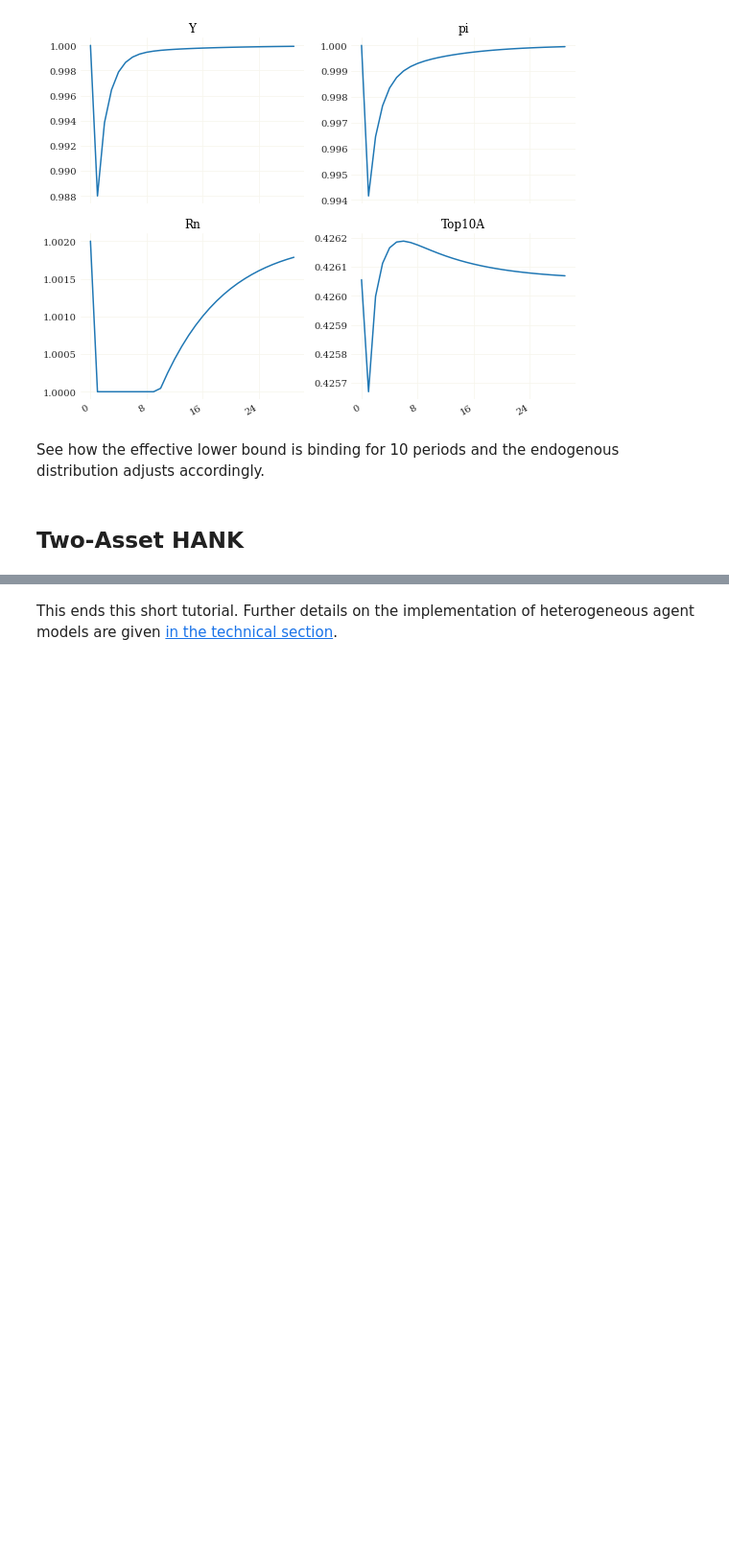
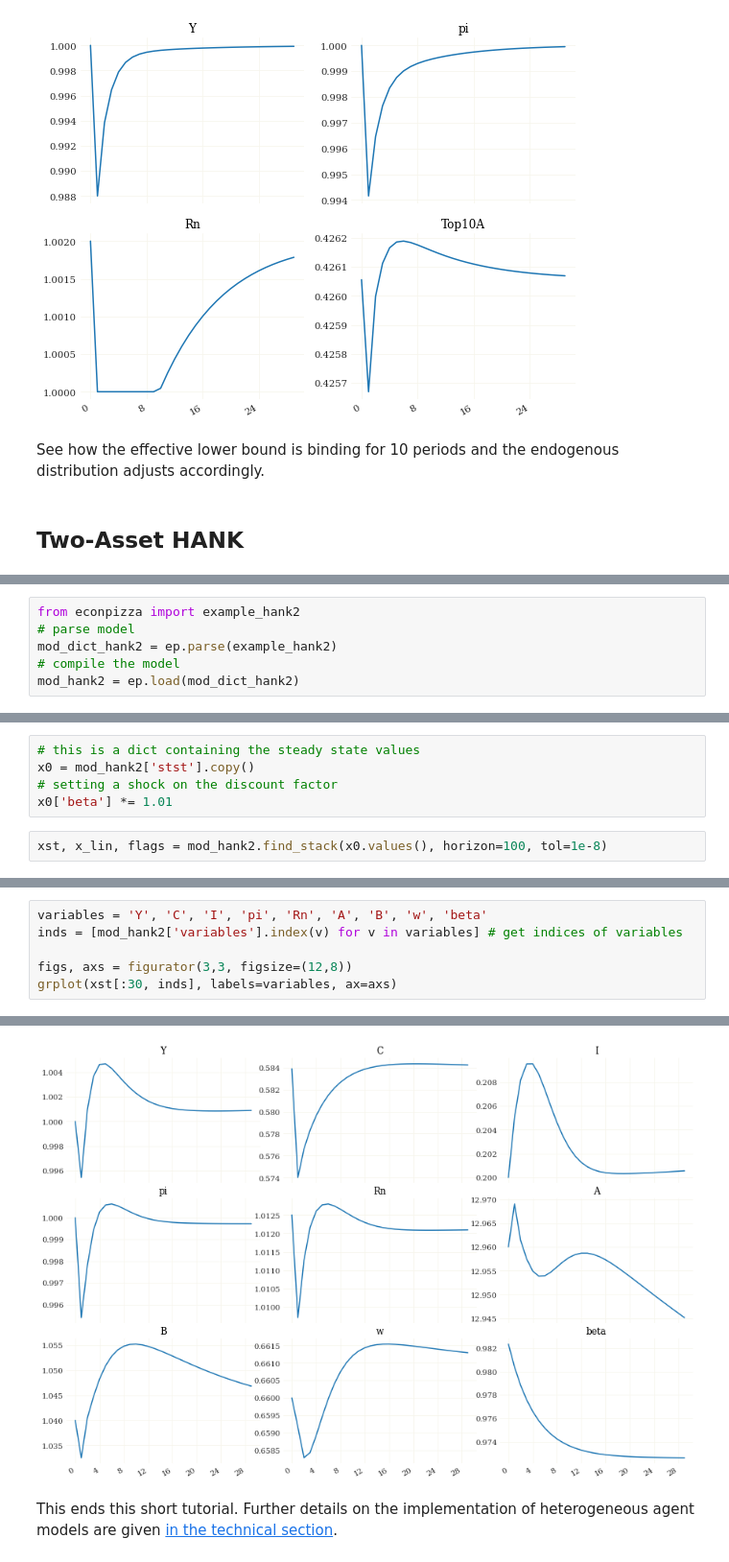
Before and after one commit to gboehl/econpizza, a Jupyter notebook: docs/tutorial.ipynb, the cells around one changed output, grey strips where cells are left out. Shown: that part at 96% size. Drawn from its saved outputs; the diff is of its cells as text; blank space fills up the shorter version.

```diff
--- a/docs/tutorial.ipynb
+++ b/docs/tutorial.ipynb
@@ -183,0 +204,6 @@ Details can be found in the section on the `yaml` file [above](https://econpizza
+# %%
+from econpizza import example_hank2
+# parse model
+mod_dict_hank2 = ep.parse(example_hank2)
+# compile the model
+mod_hank2 = ep.load(mod_dict_hank2)
@@ -183,0 +218,7 @@ Details can be found in the section on the `yaml` file [above](https://econpizza
+# %%
+# this is a dict containing the steady state values
+x0 = mod_hank2['stst'].copy()
+# setting a shock on the discount factor
+x0['beta'] *= 1.01
+# %%
+xst, x_lin, flags = mod_hank2.find_stack(x0.values(), horizon=100, tol=1e-8)
@@ -183,0 +235,7 @@ Details can be found in the section on the `yaml` file [above](https://econpizza
+# %%
+variables = 'Y', 'C', 'I', 'pi', 'Rn', 'A', 'B', 'w', 'beta'
+inds = [mod_hank2['variables'].index(v) for v in variables] # get indices of variables
+
+figs, axs = figurator(3,3, figsize=(12,8))
+grplot(xst[:30, inds], labels=variables, ax=axs)
+# %% [output]
@@ -184,2 +261,3 @@ Details can be found in the section on the `yaml` file [above](https://econpizza
+[figure, added]
 # %% [markdown]
 This ends this short tutorial. Further details on the implementation of heterogeneous agent models are given [in the technical section](https://econpizza.readthedocs.io/en/latest/method.html).
```
Also changed, not shown: parts of 9 cells of this notebook, 4 other files.
